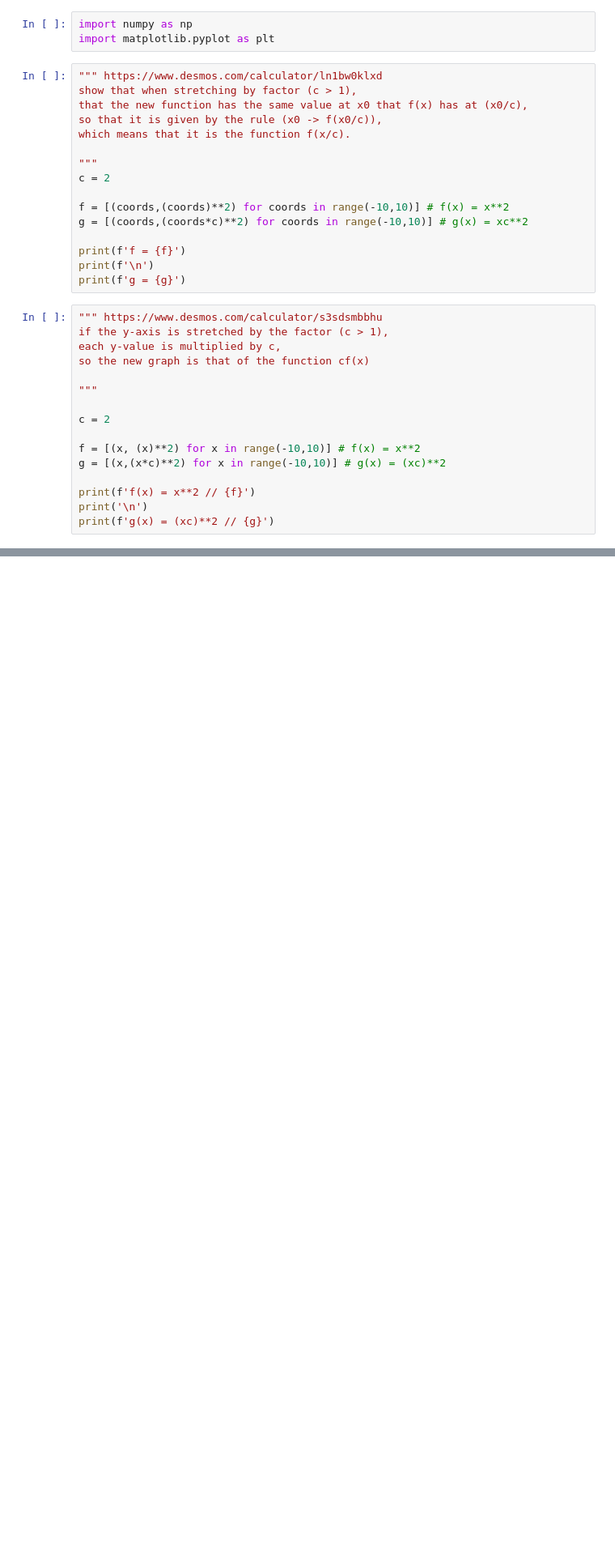
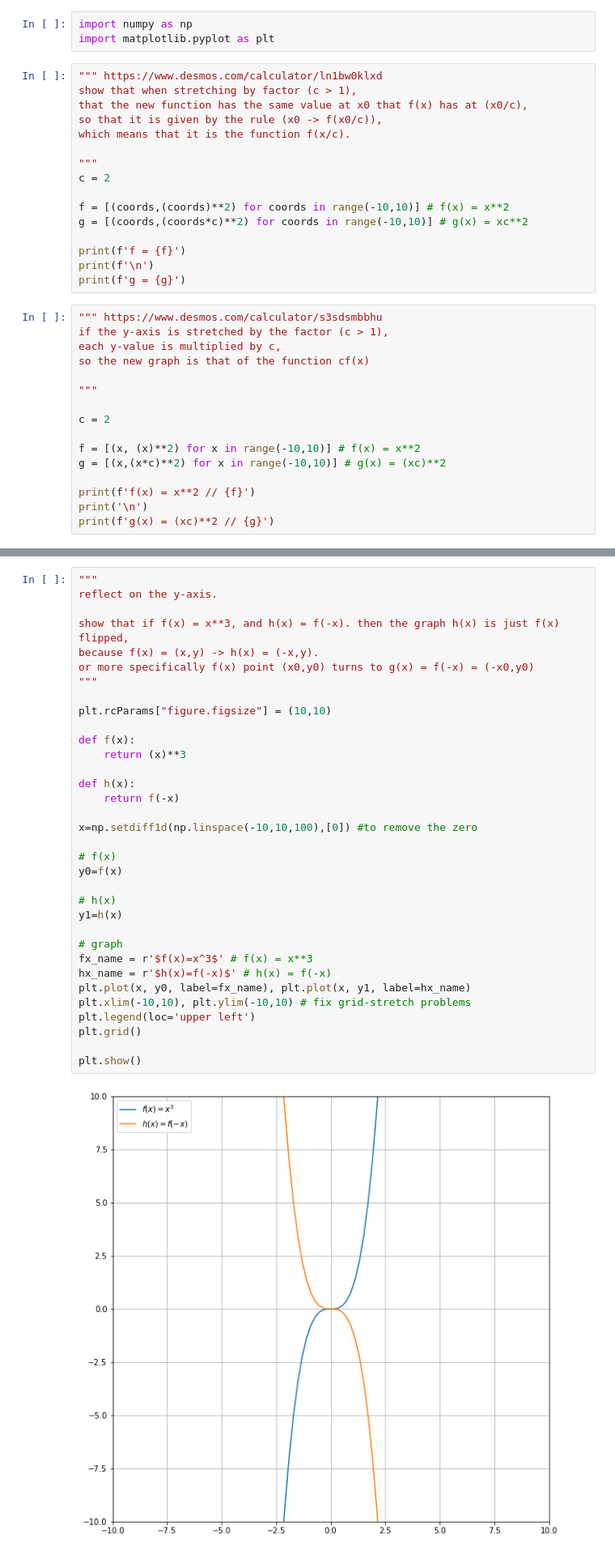
Before and after one commit to drozdj/courses, a Jupyter notebook: 18.01/Graphing Functions.ipynb, the cells around one changed output, grey strips where cells are left out. Shown at 81% size. Drawn from its saved outputs; the diff is of its cells as text; blank space fills up the shorter version.

```diff
--- a/18.01/Graphing Functions.ipynb
+++ b/18.01/Graphing Functions.ipynb
@@ -70,0 +83,36 @@ question: why does changing funciton f(x) cause h(x) to change also?
+# %%
+"""
+reflect on the y-axis.
+
+show that if f(x) = x**3, and h(x) = f(-x). then the graph h(x) is just f(x) flipped,
+because f(x) = (x,y) -> h(x) = (-x,y).
+or more specifically f(x) point (x0,y0) turns to g(x) = f(-x) = (-x0,y0)
+"""
+
+plt.rcParams["figure.figsize"] = (10,10)
+
+def f(x):
+    return (x)**3
+
+def h(x):
+    return f(-x)
+
+x=np.setdiff1d(np.linspace(-10,10,100),[0]) #to remove the zero
+
+# f(x)
+y0=f(x)
+
+# h(x)
+y1=h(x)
+
+# graph
+fx_name = r'$f(x)=x^3$' # f(x) = x**3
+hx_name = r'$h(x)=f(-x)$' # h(x) = f(-x)
+plt.plot(x, y0, label=fx_name), plt.plot(x, y1, label=hx_name)
+plt.xlim(-10,10), plt.ylim(-10,10) # fix grid-stretch problems
+plt.legend(loc='upper left')
+plt.grid()
+
+plt.show()
+# %% [output]
+[figure, added]
```
Also changed, not shown: parts of 5 cells of this notebook.
